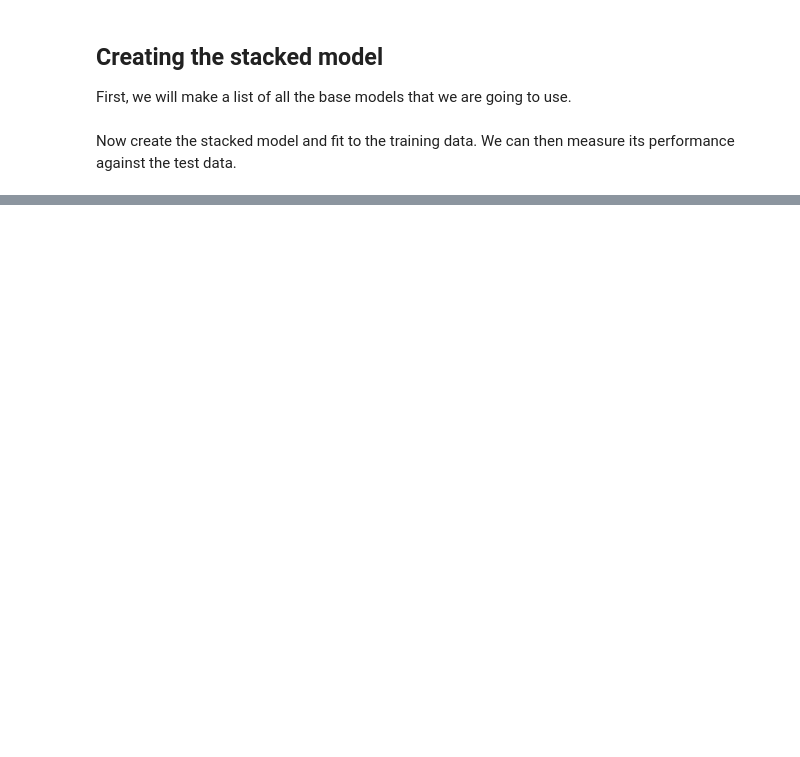
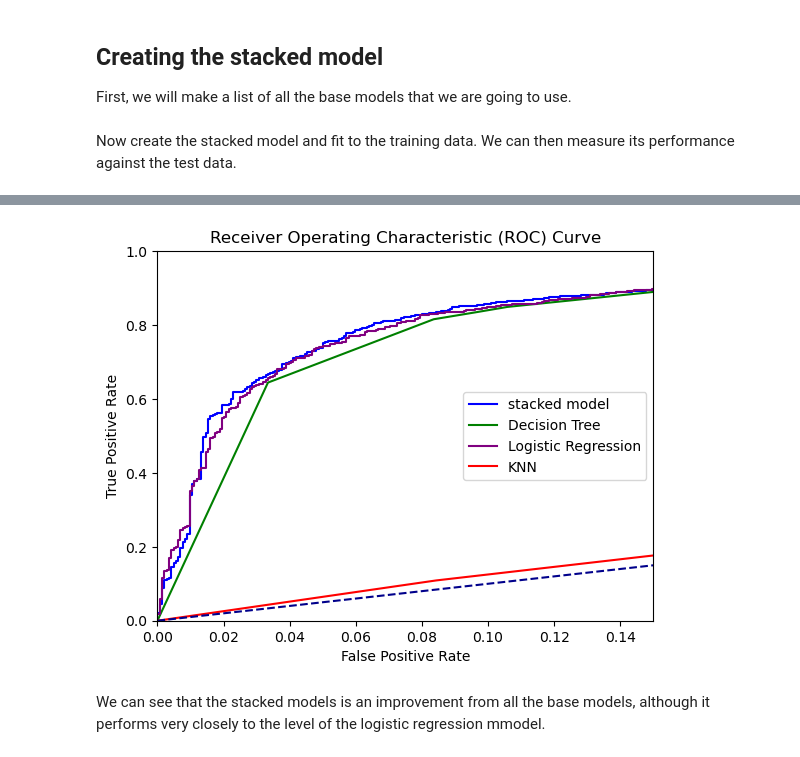
Before and after one commit to christianndjanda/-DST_Assessment_1_Group_4, a Jupyter notebook: KatherineW/Making a stacked model.ipynb, the cells around one changed output, grey strips where cells are left out. Drawn from its saved outputs; the diff is of its cells as text; code cells hidden in the pictures; blank space fills up the shorter version.

```diff
--- a/KatherineW/Making a stacked model.ipynb
+++ b/KatherineW/Making a stacked model.ipynb
@@ -97,0 +110,27 @@ plt.show()
+# %%
+fprStacked, tprStacked, _ = metrics.roc_curve(y_test, yProbPred[:,1])
+fprDecisionTree, tprDecisionTree, _ = metrics.roc_curve(y_test, y_Pred_DecisionTree[:,1])
+fprLogisticRegression, tprLogisticRegression, _ = metrics.roc_curve(y_test, y_Pred_LogisticRegression[:,1])
+fprKNN, tprKNN, _ = metrics.roc_curve(y_test, y_Pred_KNN[:,1])
+#fprSVM, tprSVM, _ = metrics.roc_curve(y_test, y_Pred_SVM[:,1])
+
+
+plt.plot(fprStacked, tprStacked, color='blue', label = 'stacked model')
+plt.plot(fprDecisionTree, tprDecisionTree, color='green', label = 'Decision Tree')
+plt.plot(fprLogisticRegression, tprLogisticRegression, color='purple', label = 'Logistic Regression')
+plt.plot(fprKNN, tprKNN, color='red', label = 'KNN')
+#plt.plot(fprSVM, tprSVM, color='orange', label = 'SVM')
+
+plt.plot([0, 1], [0, 1], color='darkblue', linestyle='--')
+
+plt.ylim(0, 1)
+plt.xlim(0,0.15)
+plt.xlabel('False Positive Rate')
+plt.ylabel('True Positive Rate')
+plt.title('Receiver Operating Characteristic (ROC) Curve')
+plt.legend()
+plt.show()
+# %% [output]
+[figure, added]
+# %% [markdown]
+We can see that the stacked models is an improvement from all the base models, although it performs very closely to the level of the logistic regression mmodel.
```
Also changed, not shown: parts of 18 cells of this notebook.
